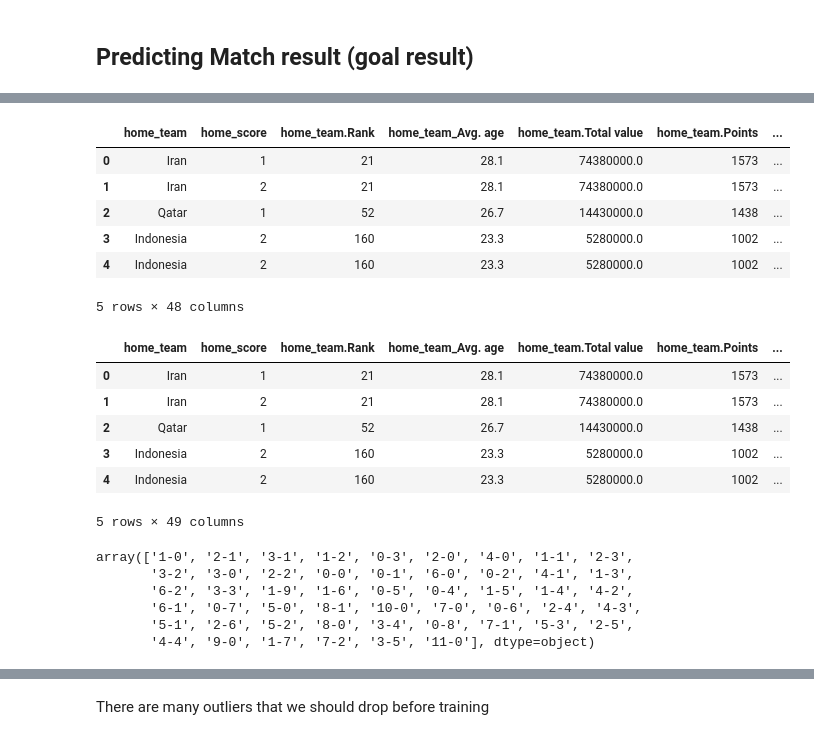
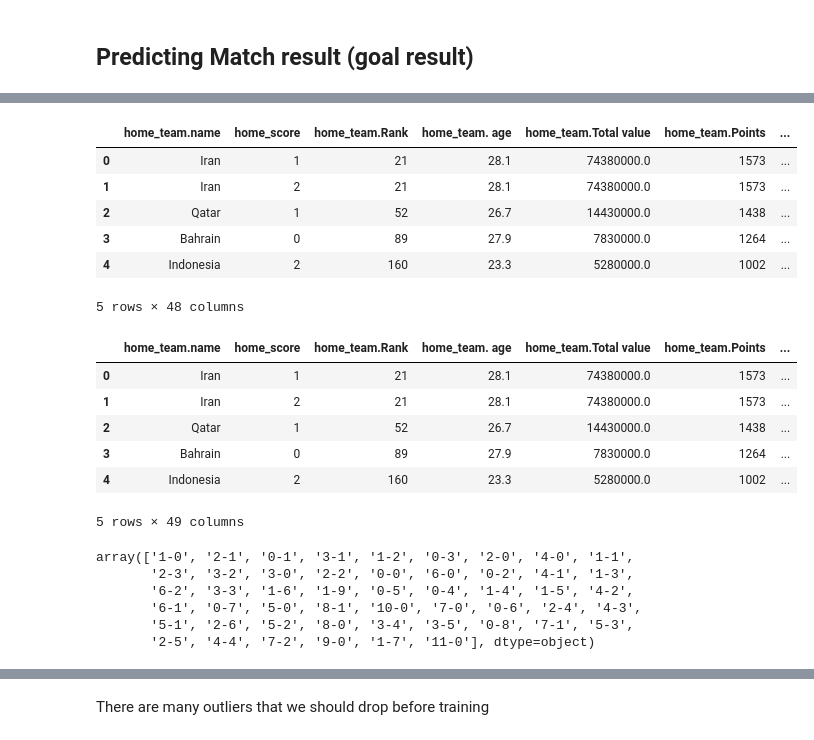
Before and after one commit to SoccerPred/stunning-octo-train, a Jupyter notebook: Model 2/Model2_building.ipynb, the cells around one changed output, grey strips where cells are left out. Cells and saved outputs as stored; diff of their text form; code cells hidden in the pictures.

```diff
--- a/Model 2/Model2_building.ipynb
+++ b/Model 2/Model2_building.ipynb
@@ -441,13 +541,13 @@ df
 # %%
 #drop unnecessary columns and columns with many null values as poss columns
-df_goals = df.drop(['goal_difference','match_result','date','home_Poss','away_Poss','tournament'],axis=1)
+df_goals = df.drop(['goal_difference','match_result','date','home_Poss','away_Poss'],axis=1)
 df_goals.head()
 # %% [output]
-|  | home_team | home_score | home_team.Rank | home_team_Avg. age | home_team.Total value | home_team.Points | ... |
+|  | home_team.name | home_score | home_team.Rank | home_team. age | home_team.Total value | home_team.Points | ... |
 | 0 | Iran | 1 | 21 | 28.1 | 74380000.0 | 1573 | ... |
 | 1 | Iran | 2 | 21 | 28.1 | 74380000.0 | 1573 | ... |
 | 2 | Qatar | 1 | 52 | 26.7 | 14430000.0 | 1438 | ... |
-| 3 | Indonesia | 2 | 160 | 23.3 | 5280000.0 | 1002 | ... |
+| 3 | Bahrain | 0 | 89 | 27.9 | 7830000.0 | 1264 | ... |
 | 4 | Indonesia | 2 | 160 | 23.3 | 5280000.0 | 1002 | ... |
 5 rows × 48 columns
 # %%
@@ -455,23 +555,23 @@ df_goals.head()
 df_goals['match_goals_result'] = df_goals['home_score'].apply(str)  + '-' + df_goals['away_score'].apply(str)
 df_goals.head()
 # %% [output]
-|  | home_team | home_score | home_team.Rank | home_team_Avg. age | home_team.Total value | home_team.Points | ... |
+|  | home_team.name | home_score | home_team.Rank | home_team. age | home_team.Total value | home_team.Points | ... |
 | 0 | Iran | 1 | 21 | 28.1 | 74380000.0 | 1573 | ... |
 | 1 | Iran | 2 | 21 | 28.1 | 74380000.0 | 1573 | ... |
 | 2 | Qatar | 1 | 52 | 26.7 | 14430000.0 | 1438 | ... |
-| 3 | Indonesia | 2 | 160 | 23.3 | 5280000.0 | 1002 | ... |
+| 3 | Bahrain | 0 | 89 | 27.9 | 7830000.0 | 1264 | ... |
 | 4 | Indonesia | 2 | 160 | 23.3 | 5280000.0 | 1002 | ... |
 5 rows × 49 columns
 # %%
 #checking the final results unique values
 df_goals['match_goals_result'].unique()
 # %% [output]
-array(['1-0', '2-1', '3-1', '1-2', '0-3', '2-0', '4-0', '1-1', '2-3',
-       '3-2', '3-0', '2-2', '0-0', '0-1', '6-0', '0-2', '4-1', '1-3',
-       '6-2', '3-3', '1-9', '1-6', '0-5', '0-4', '1-5', '1-4', '4-2',
+array(['1-0', '2-1', '0-1', '3-1', '1-2', '0-3', '2-0', '4-0', '1-1',
+       '2-3', '3-2', '3-0', '2-2', '0-0', '6-0', '0-2', '4-1', '1-3',
+       '6-2', '3-3', '1-6', '1-9', '0-5', '0-4', '1-4', '1-5', '4-2',
        '6-1', '0-7', '5-0', '8-1', '10-0', '7-0', '0-6', '2-4', '4-3',
-       '5-1', '2-6', '5-2', '8-0', '3-4', '0-8', '7-1', '5-3', '2-5',
-       '4-4', '9-0', '1-7', '7-2', '3-5', '11-0'], dtype=object)
+       '5-1', '2-6', '5-2', '8-0', '3-4', '3-5', '0-8', '7-1', '5-3',
+       '2-5', '4-4', '7-2', '9-0', '1-7', '11-0'], dtype=object)
 # %%
 df_goals['match_goals_result'].value_counts().index
 # %% [output]
```
Also changed, not shown: parts of 41 cells of this notebook.
